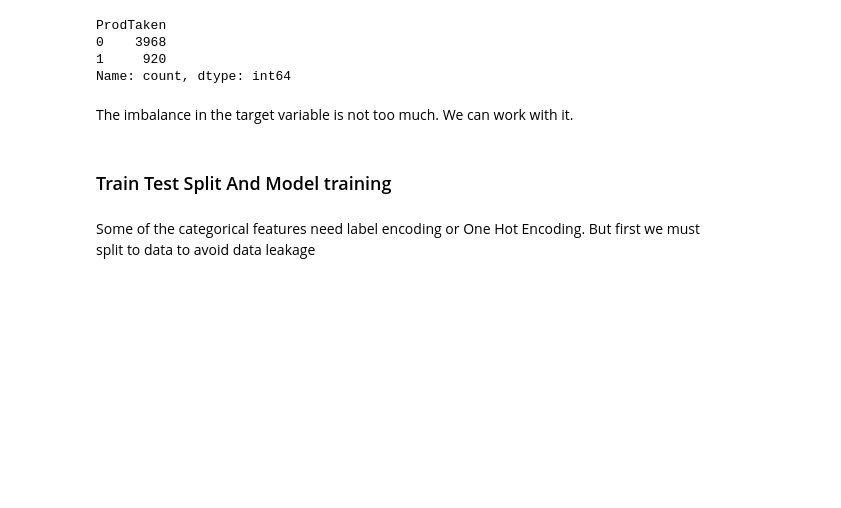
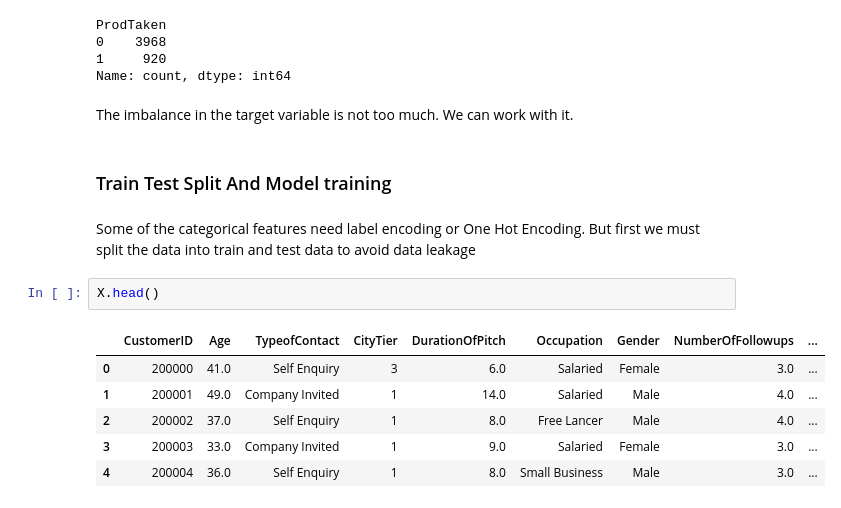
Before and after one commit to Udeani4/Machine-Learning-Course, a Jupyter notebook: machine_learning_Random_Forest.ipynb, the cells around one changed output. Saved outputs shown, nothing was run; the diff lists cells and outputs as text; blank space fills up the shorter version.

```diff
--- a/machine_learning_Random_Forest.ipynb
+++ b/machine_learning_Random_Forest.ipynb
@@ -280,4 +280,13 @@ The imbalance in the target variable is not too much. We can work with it.
 # %% [markdown]
 ### Train Test Split And Model training
 # %% [markdown]
-Some of the categorical features need label encoding or One Hot Encoding. But first we must split to data to avoid data leakage
+Some of the categorical features need label encoding or One Hot Encoding. But first we must split the data into train and test data to avoid data leakage
+# %%
+X.head()
+# %% [output]
+|  | CustomerID | Age | TypeofContact | CityTier | DurationOfPitch | Occupation | Gender | NumberOfFollowups | ... |
+| 0 | 200000 | 41.0 | Self Enquiry | 3 | 6.0 | Salaried | Female | 3.0 | ... |
+| 1 | 200001 | 49.0 | Company Invited | 1 | 14.0 | Salaried | Male | 4.0 | ... |
+| 2 | 200002 | 37.0 | Self Enquiry | 1 | 8.0 | Free Lancer | Male | 4.0 | ... |
+| 3 | 200003 | 33.0 | Company Invited | 1 | 9.0 | Salaried | Female | 3.0 | ... |
+| 4 | 200004 | 36.0 | Self Enquiry | 1 | 8.0 | Small Business | Male | 3.0 | ... |
```
Also changed, not shown: parts of 20 cells of this notebook, 1 other file.
